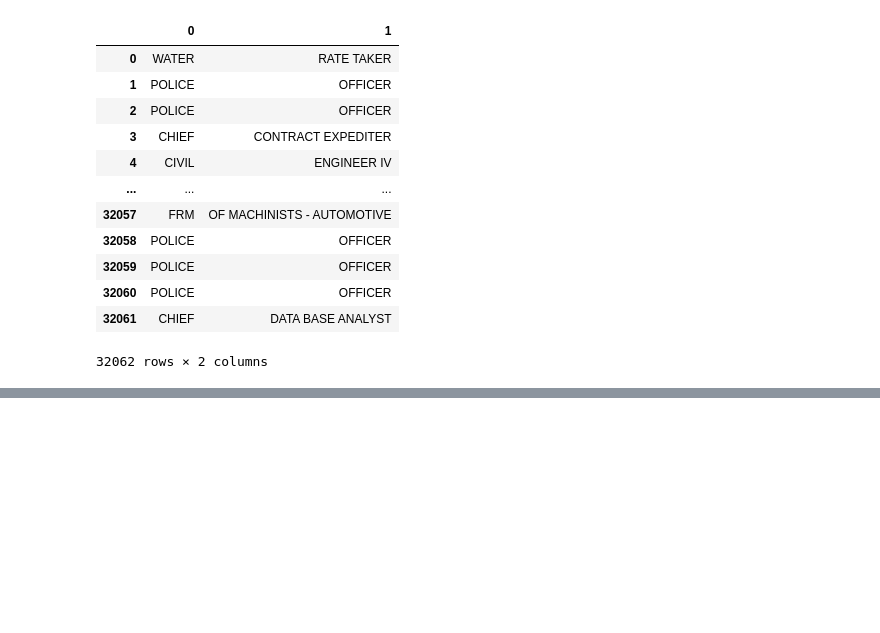
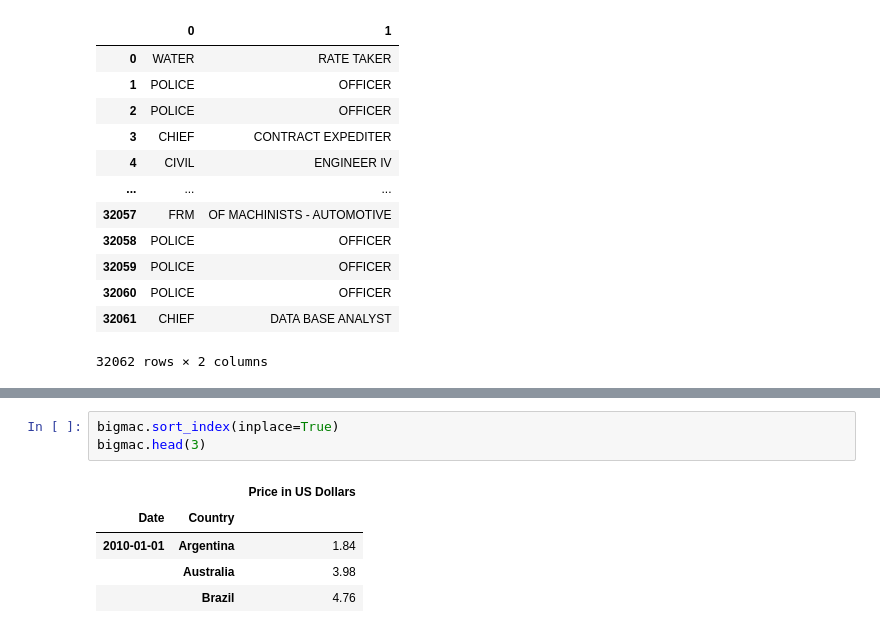
Before and after one commit to Droguigs/Pandas, a Jupyter notebook: notebook/Untitled.ipynb, the cells around one changed output, grey strips where cells are left out. Drawn from its saved outputs; the diff is of its cells as text; blank space fills up the shorter version.

```diff
--- a/notebook/Untitled.ipynb
+++ b/notebook/Untitled.ipynb
@@ -319,0 +386,9 @@ chicago["Position Title"].str.split(" ", expand = True, n = 1)
+# %%
+bigmac.sort_index(inplace=True)
+bigmac.head(3)
+# %% [output]
+|  |  | Price in US Dollars |
+| Date | Country |  |
+| 2010-01-01 | Argentina | 1.84 |
+|  | Australia | 3.98 |
+|  | Brazil | 4.76 |
```
Also changed, not shown: parts of 11 cells of this notebook, 3 other files.
